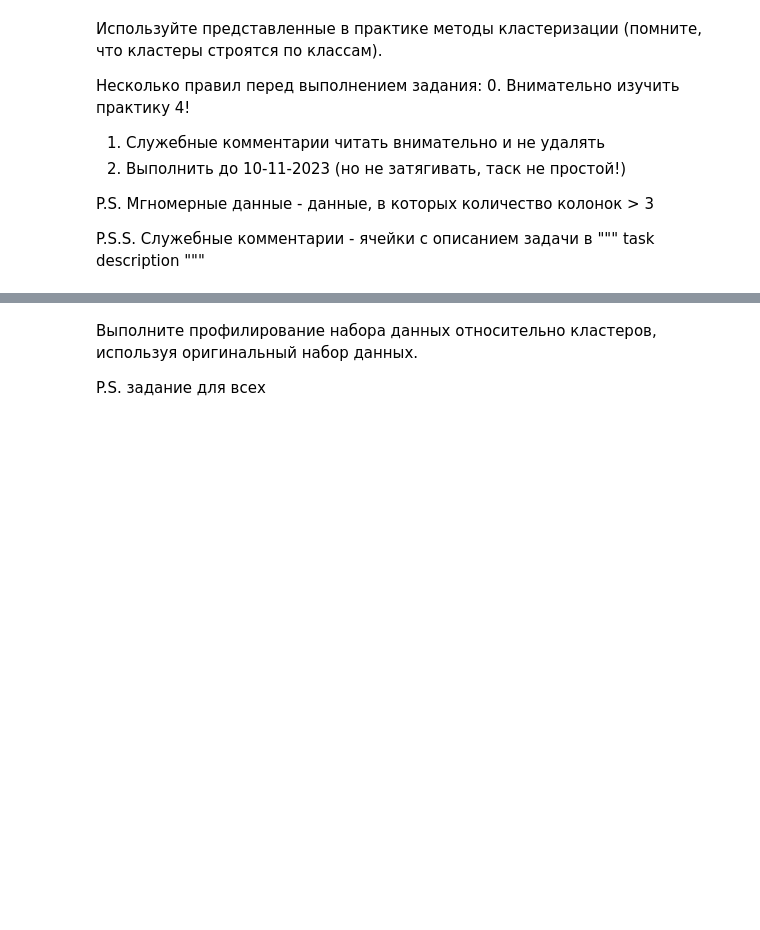
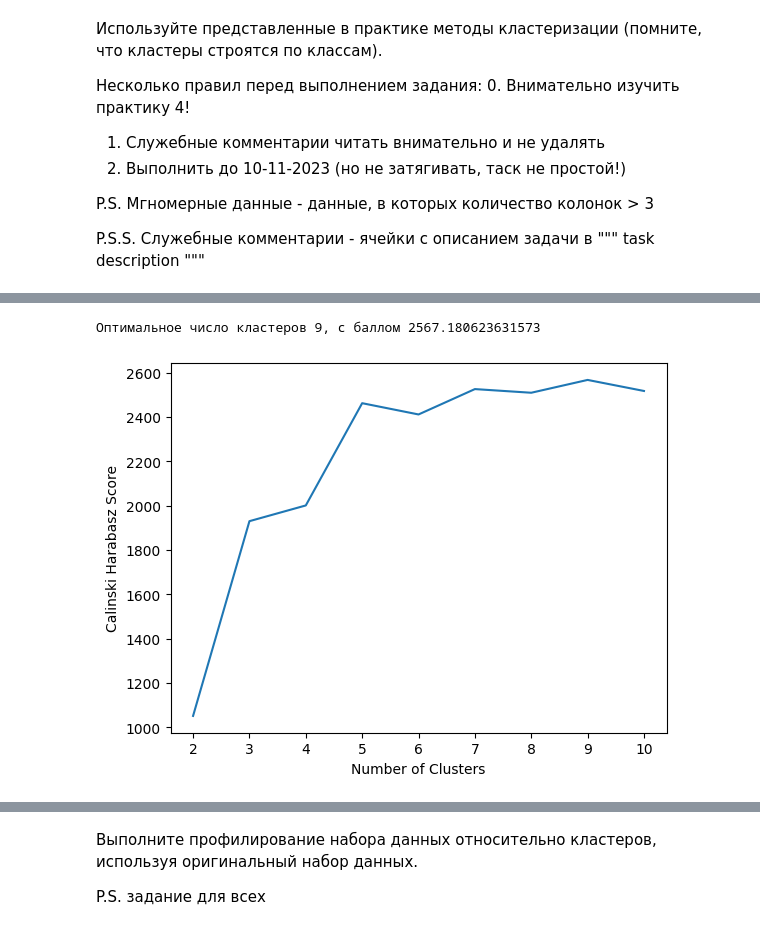
Before and after one commit to OrYSlliu/Labs, a Jupyter notebook: lab4.ipynb, the cells around one changed output, grey strips where cells are left out. Drawn from its saved outputs; the diff is of its cells as text; code cells hidden in the pictures; blank space fills up the shorter version.

```diff
--- a/lab4.ipynb
+++ b/lab4.ipynb
@@ -55,0 +177,20 @@ P.S.S. Служебные комментарии - ячейки с описан
+# %%
+from sklearn.metrics import calinski_harabasz_score
+
+scores = []
+for k in range(2, 11):
+    kmeans = KMeans(n_clusters=k, n_init=10, random_state=42)
+    kmeans.fit(X_scaled)
+    score = calinski_harabasz_score(X_scaled, kmeans.labels_)
+    scores.append(score)
+
+print(f"Оптимальное число кластеров {scores.index(max(scores)) + 2}, с баллом {max(scores)}")
+
+# Визуализация результатов
+plt.plot(range(2, 11), scores)
+plt.xlabel('Number of Clusters')
+plt.ylabel('Calinski Harabasz Score')
+plt.show()
+# %% [output]
+Оптимальное число кластеров 9, с баллом 2567.180623631573
+[figure, added]
```
Also changed, not shown: parts of 22 cells of this notebook.
